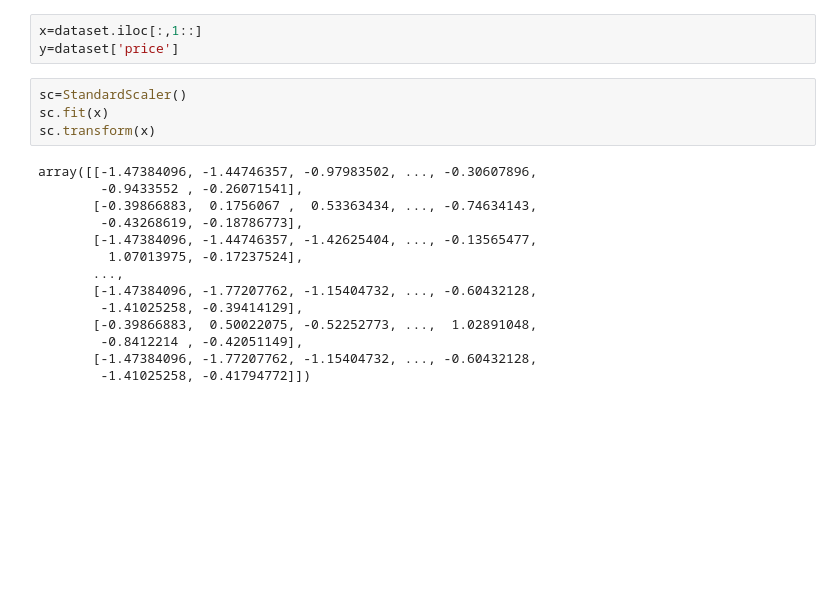
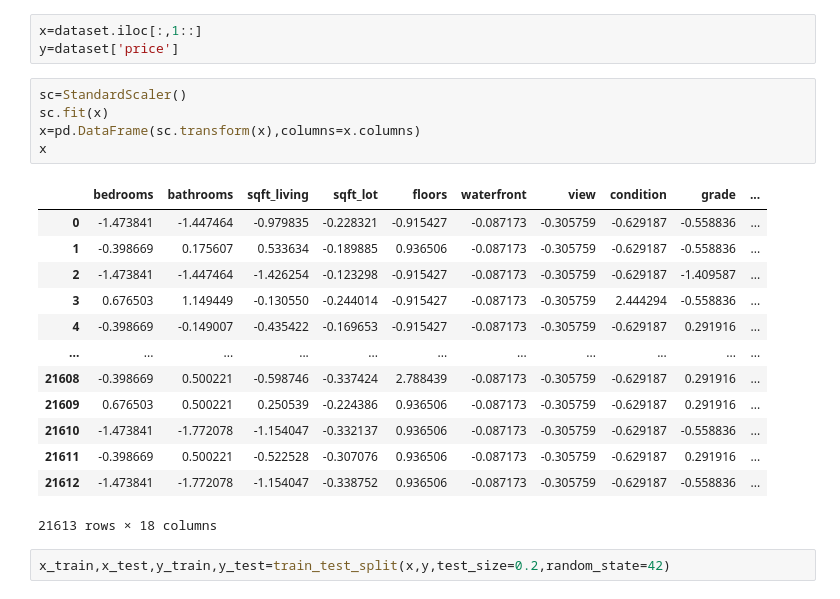
Before and after one commit to 07fahim/Python, a Jupyter notebook: Python/Supervised Learning in ML/Lasso and Ridge Reg.ipynb, the cells around one changed output. Cells and saved outputs as stored; diff of their text form; blank space fills up the shorter version.

```diff
--- a/Python/Supervised Learning in ML/Lasso and Ridge Reg.ipynb
+++ b/Python/Supervised Learning in ML/Lasso and Ridge Reg.ipynb
@@ -59,18 +59,21 @@ y=dataset['price']
 # %%
 sc=StandardScaler()
 sc.fit(x)
-sc.transform(x)
+x=pd.DataFrame(sc.transform(x),columns=x.columns)
+x
 # %% [output]
+|  | bedrooms | bathrooms | sqft_living | sqft_lot | floors | waterfront | view | condition | grade | ... |
+| 0 | -1.473841 | -1.447464 | -0.979835 | -0.228321 | -0.915427 | -0.087173 | -0.305759 | -0.629187 | -0.558836 | ... |
+| 1 | -0.398669 | 0.175607 | 0.533634 | -0.189885 | 0.936506 | -0.087173 | -0.305759 | -0.629187 | -0.558836 | ... |
+| 2 | -1.473841 | -1.447464 | -1.426254 | -0.123298 | -0.915427 | -0.087173 | -0.305759 | -0.629187 | -1.409587 | ... |
+| 3 | 0.676503 | 1.149449 | -0.130550 | -0.244014 | -0.915427 | -0.087173 | -0.305759 | 2.444294 | -0.558836 | ... |
+| 4 | -0.398669 | -0.149007 | -0.435422 | -0.169653 | -0.915427 | -0.087173 | -0.305759 | -0.629187 | 0.291916 | ... |
+| ... | ... | ... | ... | ... | ... | ... | ... | ... | ... | ... |
+| 21608 | -0.398669 | 0.500221 | -0.598746 | -0.337424 | 2.788439 | -0.087173 | -0.305759 | -0.629187 | 0.291916 | ... |
+| 21609 | 0.676503 | 0.500221 | 0.250539 | -0.224386 | 0.936506 | -0.087173 | -0.305759 | -0.629187 | 0.291916 | ... |
+| 21610 | -1.473841 | -1.772078 | -1.154047 | -0.332137 | 0.936506 | -0.087173 | -0.305759 | -0.629187 | -0.558836 | ... |
+| 21611 | -0.398669 | 0.500221 | -0.522528 | -0.307076 | 0.936506 | -0.087173 | -0.305759 | -0.629187 | 0.291916 | ... |
+| 21612 | -1.473841 | -1.772078 | -1.154047 | -0.338752 | 0.936506 | -0.087173 | -0.305759 | -0.629187 | -0.558836 | ... |
-array([[-1.47384096, -1.44746357, -0.97983502, ..., -0.30607896,
-        -0.9433552 , -0.26071541],
-       [-0.39866883,  0.1756067 ,  0.53363434, ..., -0.74634143,
-        -0.43268619, -0.18786773],
-       [-1.47384096, -1.44746357, -1.42625404, ..., -0.13565477,
-         1.07013975, -0.17237524],
-       ...,
-       [-1.47384096, -1.77207762, -1.15404732, ..., -0.60432128,
-        -1.41025258, -0.39414129],
-       [-0.39866883,  0.50022075, -0.52252773, ...,  1.02891048,
-        -0.8412214 , -0.42051149],
-       [-1.47384096, -1.77207762, -1.15404732, ..., -0.60432128,
-        -1.41025258, -0.41794772]])
+21613 rows × 18 columns
+# %%
+x_train,x_test,y_train,y_test=train_test_split(x,y,test_size=0.2,random_state=42)
```
Also changed, not shown: parts of 9 cells of this notebook.
